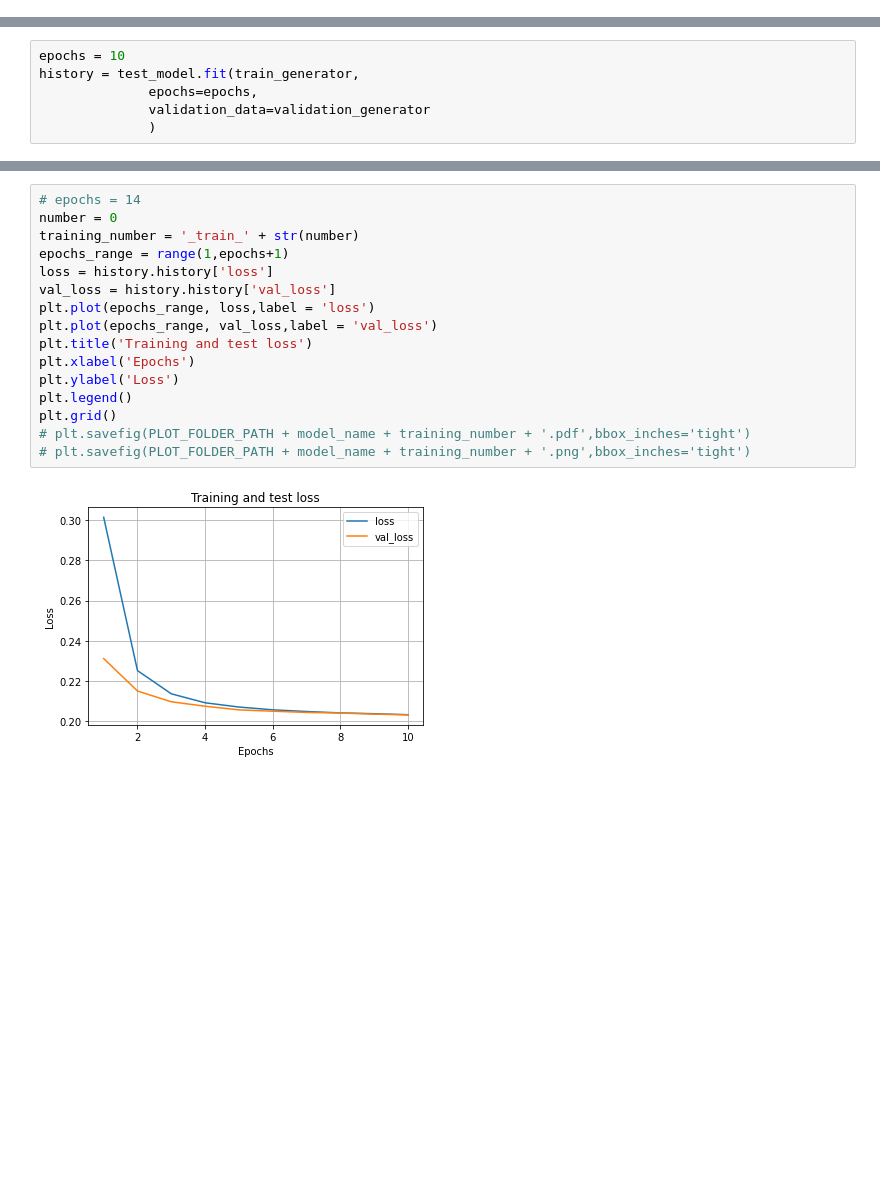
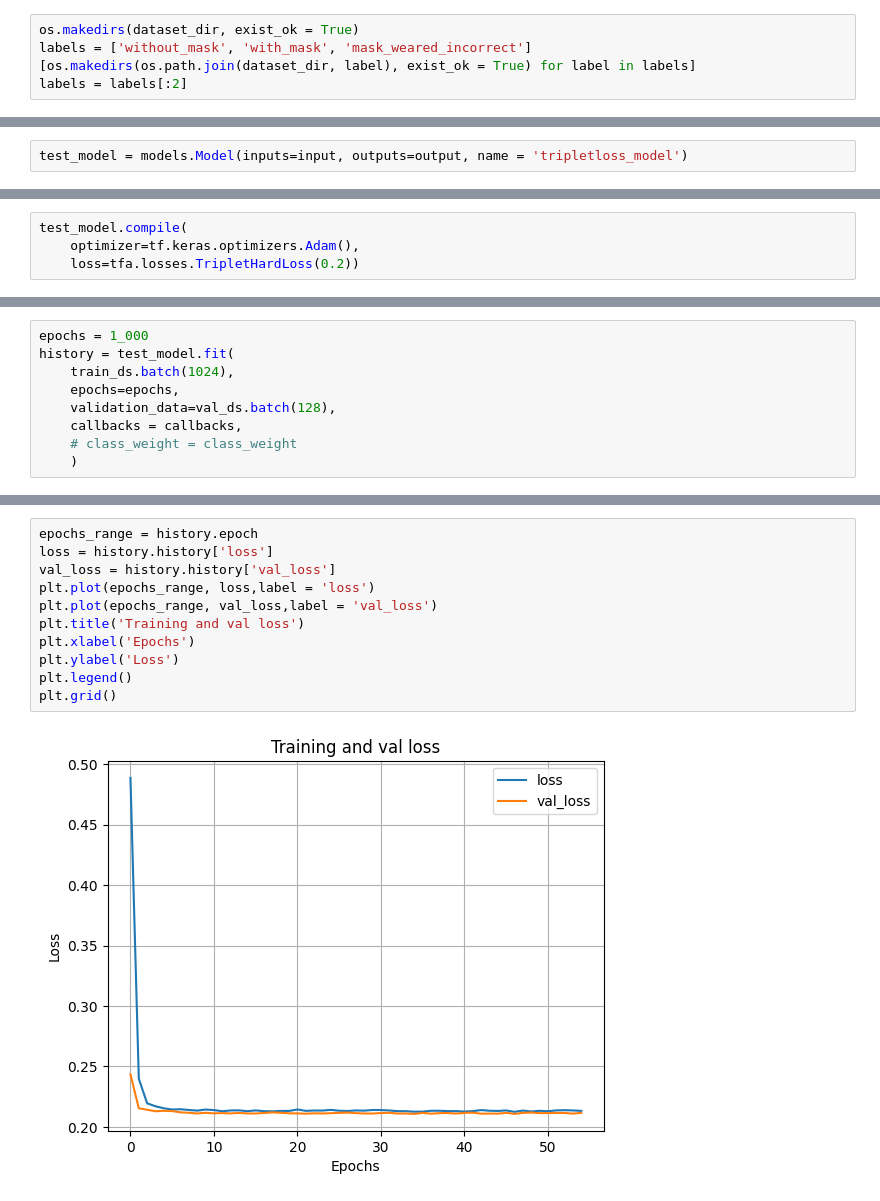
Before and after one commit to georgechaikin/mask_classification, a Jupyter notebook: train_model.ipynb, the cells around one changed output, grey strips where cells are left out. Saved outputs shown, nothing was run; the diff lists cells and outputs as text; blank space fills up the shorter version.

Commit message:
train_model modified
k_nearest fun modified. augmentations added to the model, datasets instead of iterators

```diff
--- a/train_model.ipynb
+++ b/train_model.ipynb
@@ -32,0 +25,5 @@ PLOT_PATH = DATA_PATH + 'plot/'
+# %%
+os.makedirs(dataset_dir, exist_ok = True)
+labels = ['without_mask', 'with_mask', 'mask_weared_incorrect']
+[os.makedirs(os.path.join(dataset_dir, label), exist_ok = True) for label in labels]
+labels = labels[:2]
@@ -106,3 +181,5 @@ test_model.add(layers.Lambda(lambda x: tf.math.l2_normalize(x, axis=1)))
+# %%
+test_model = models.Model(inputs=input, outputs=output, name = 'tripletloss_model')
 # %%
 test_model.summary()
 # %% [output]
@@ -125,0 +203,4 @@ _________________________________________________________________
+# %%
+test_model.compile(
+    optimizer=tf.keras.optimizers.Adam(),
+    loss=tfa.losses.TripletHardLoss(0.2))
@@ -126,6 +231,9 @@ _________________________________________________________________
 # %%
-epochs = 10
-history = test_model.fit(train_generator,
-              epochs=epochs,
-              validation_data=validation_generator
-              )
+epochs = 1_000
+history = test_model.fit(
+    train_ds.batch(1024),
+    epochs=epochs,
+    validation_data=val_ds.batch(128),
+    callbacks = callbacks,
+    # class_weight = class_weight
+    )
@@ -155,19 +242,14 @@ Epoch 10/10
 # %%
-# epochs = 14
-number = 0
-training_number = '_train_' + str(number)
-epochs_range = range(1,epochs+1)
+epochs_range = history.epoch
 loss = history.history['loss']
 val_loss = history.history['val_loss']
 plt.plot(epochs_range, loss,label = 'loss')
 plt.plot(epochs_range, val_loss,label = 'val_loss')
-plt.title('Training and test loss')
+plt.title('Training and val loss')
 plt.xlabel('Epochs')
 plt.ylabel('Loss')
 plt.legend()
 plt.grid()
-# plt.savefig(PLOT_FOLDER_PATH + model_name + training_number + '.pdf',bbox_inches='tight')
-# plt.savefig(PLOT_FOLDER_PATH + model_name + training_number + '.png',bbox_inches='tight')
 # %% [output]
-[figure, old version]
+[figure, new version]
 # %% [markdown]
```
Also changed, not shown: parts of 39 cells of this notebook.
